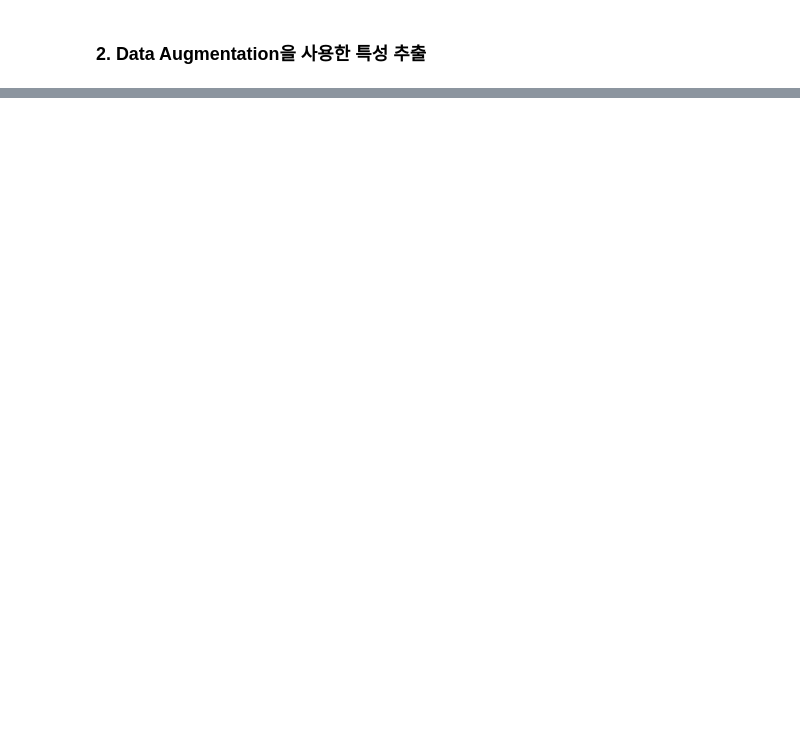
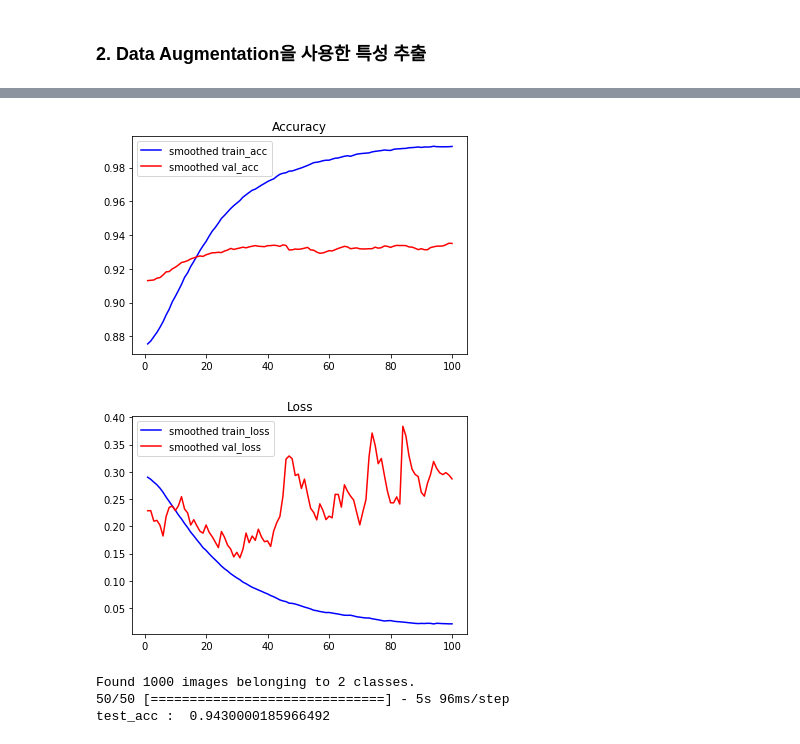
Before and after one commit to younnggsuk/DeepLearningWithPython, a Jupyter notebook: ch5/5_3_using_a_pretrained_convnet.ipynb, the cells around one changed output, grey strips where cells are left out. Saved outputs shown, nothing was run; the diff lists cells and outputs as text; code cells hidden in the pictures; blank space fills up the shorter version.

```diff
--- a/ch5/5_3_using_a_pretrained_convnet.ipynb
+++ b/ch5/5_3_using_a_pretrained_convnet.ipynb
@@ -449,0 +604,45 @@ plt.show()
+# %%
+# 그래프의 값 변동이 심하므로 지수이동평균 적용
+
+def smooth_curve(points, factor=0.9):
+    smoothed_curve = []
+    for point in points:
+        if smoothed_curve:
+            prev = smoothed_curve[-1]
+            smoothed_curve.append(prev*factor + point*(1-factor))
+        else:
+            smoothed_curve.append(point)
+
+    return smoothed_curve
+
+
+plt.plot(epochs, smooth_curve(acc), 'b', label='smoothed train_acc')
+plt.plot(epochs, smooth_curve(val_acc), 'r', label='smoothed val_acc')
+plt.title("Accuracy")
+plt.legend()
+plt.figure()
+
+plt.plot(epochs, smooth_curve(loss), 'b', label='smoothed train_loss')
+plt.plot(epochs, smooth_curve(val_loss), 'r', label='smoothed val_loss')
+plt.title("Loss")
+plt.legend()
+plt.show()
+# %% [output]
+[figure, added]
+[figure, added]
+# %%
+# test data로 모델 평가
+
+# 검증셋과 테스트셋이 이미지 수가 같아서 val_datagen을 그냥 사용함
+
+test_generator = val_datagen.flow_from_directory(test_dir,
+                                                 target_size=(150, 150),
+                                                 batch_size=20,
+                                                 class_mode='binary')
+
+test_loss, test_acc = model.evaluate(test_generator, steps=50)
+print('test_acc : ', test_acc)
+# %% [output]
+Found 1000 images belonging to 2 classes.
+50/50 [==============================] - 5s 96ms/step
+test_acc :  0.9430000185966492
```
Also changed, not shown: parts of 26 cells of this notebook.
